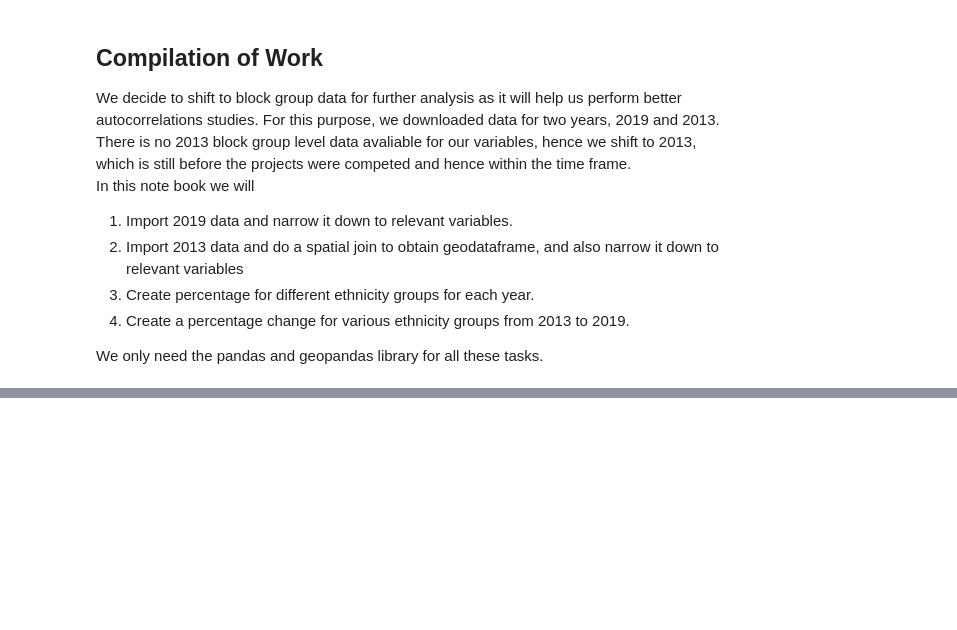
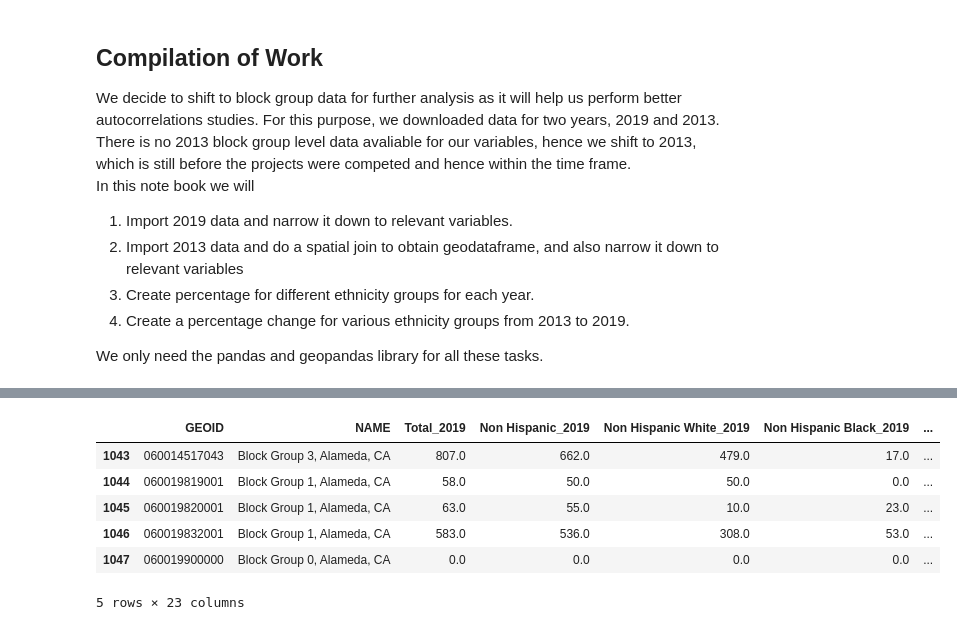
Before and after one commit to nlmatteson/UP206A--Final-Project, a Jupyter notebook: Group-Assignments/spatialcorrelation_ethnicity.ipynb, the cells around one changed output, grey strips where cells are left out. Drawn from its saved outputs; the diff is of its cells as text; code cells hidden in the pictures; blank space fills up the shorter version.

```diff
--- a/Group-Assignments/spatialcorrelation_ethnicity.ipynb
+++ b/Group-Assignments/spatialcorrelation_ethnicity.ipynb
@@ -50,3 +92,0 @@ block2019.head()
-# %%
-block2019['geoid'] = block2019['geoid'].str.replace('15000US','')
-block2019.head()
@@ -67,0 +137,10 @@ block2019.head()
+# %%
+block2019.tail()
+# %% [output]
+|  | GEOID | NAME | Total_2019 | Non Hispanic_2019 | Non Hispanic White_2019 | Non Hispanic Black_2019 | ... |
+| 1043 | 060014517043 | Block Group 3, Alameda, CA | 807.0 | 662.0 | 479.0 | 17.0 | ... |
+| 1044 | 060019819001 | Block Group 1, Alameda, CA | 58.0 | 50.0 | 50.0 | 0.0 | ... |
+| 1045 | 060019820001 | Block Group 1, Alameda, CA | 63.0 | 55.0 | 10.0 | 23.0 | ... |
+| 1046 | 060019832001 | Block Group 1, Alameda, CA | 583.0 | 536.0 | 308.0 | 53.0 | ... |
+| 1047 | 060019900000 | Block Group 0, Alameda, CA | 0.0 | 0.0 | 0.0 | 0.0 | ... |
+5 rows × 23 columns
```
Also changed, not shown: parts of 81 cells of this notebook, 4 other files.
